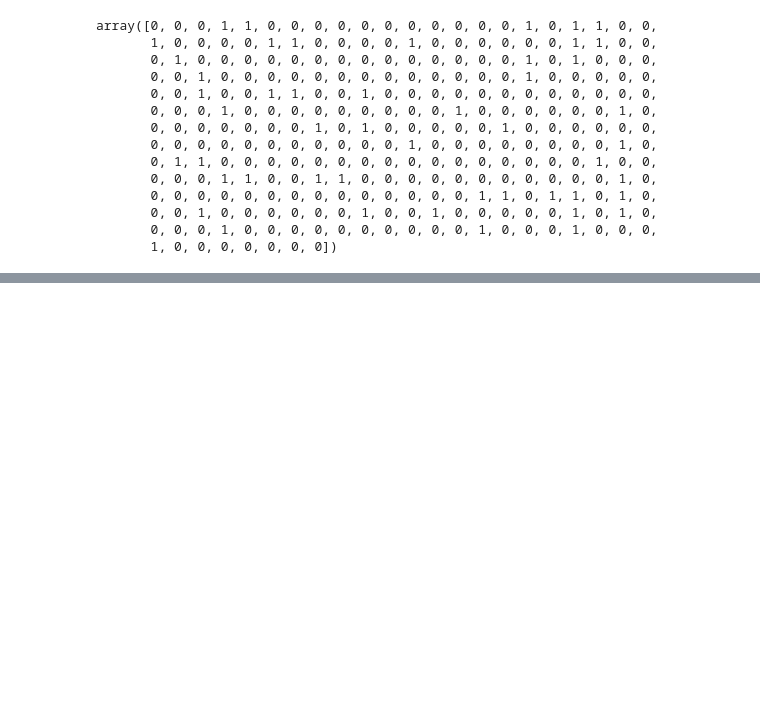
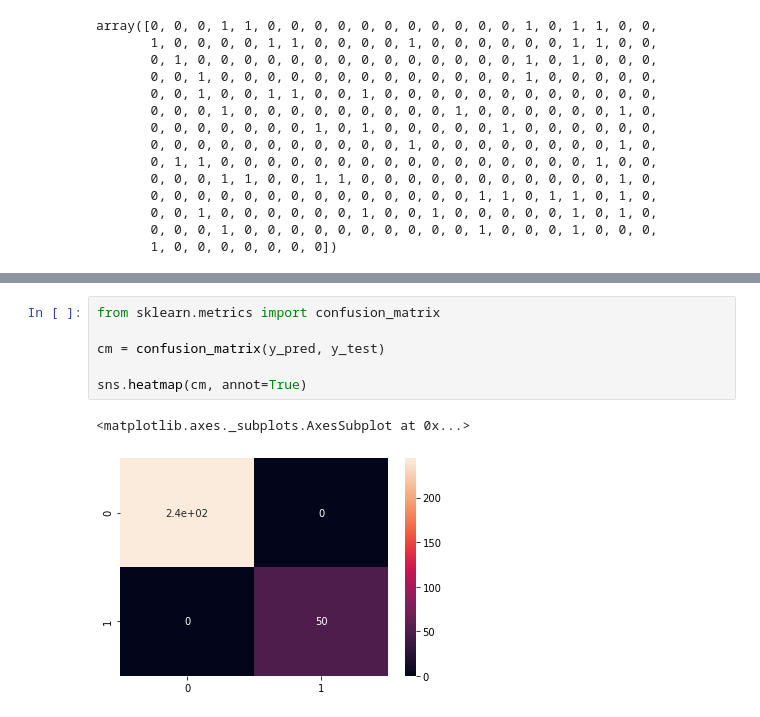
Before and after one commit to Priyo-prog/Human-Resource-Department, a Jupyter notebook: Human_Resource_Department.ipynb, the cells around one changed output, grey strips where cells are left out. Cells and saved outputs as stored; diff of their text form; blank space fills up the shorter version.

```diff
--- a/Human_Resource_Department.ipynb
+++ b/Human_Resource_Department.ipynb
@@ -312,0 +324,9 @@ array([0, 0, 0, 1, 1, 0, 0, 0, 0, 0, 0, 0, 0, 0, 0, 0, 1, 0, 1, 1, 0, 0,
+# %%
+from sklearn.metrics import confusion_matrix
+
+cm = confusion_matrix(y_pred, y_test)
+
+sns.heatmap(cm, annot=True)
+# %% [output]
+<matplotlib.axes._subplots.AxesSubplot at 0x...>
+[figure, added]
```
Also changed, not shown: parts of 1 cell of this notebook.
